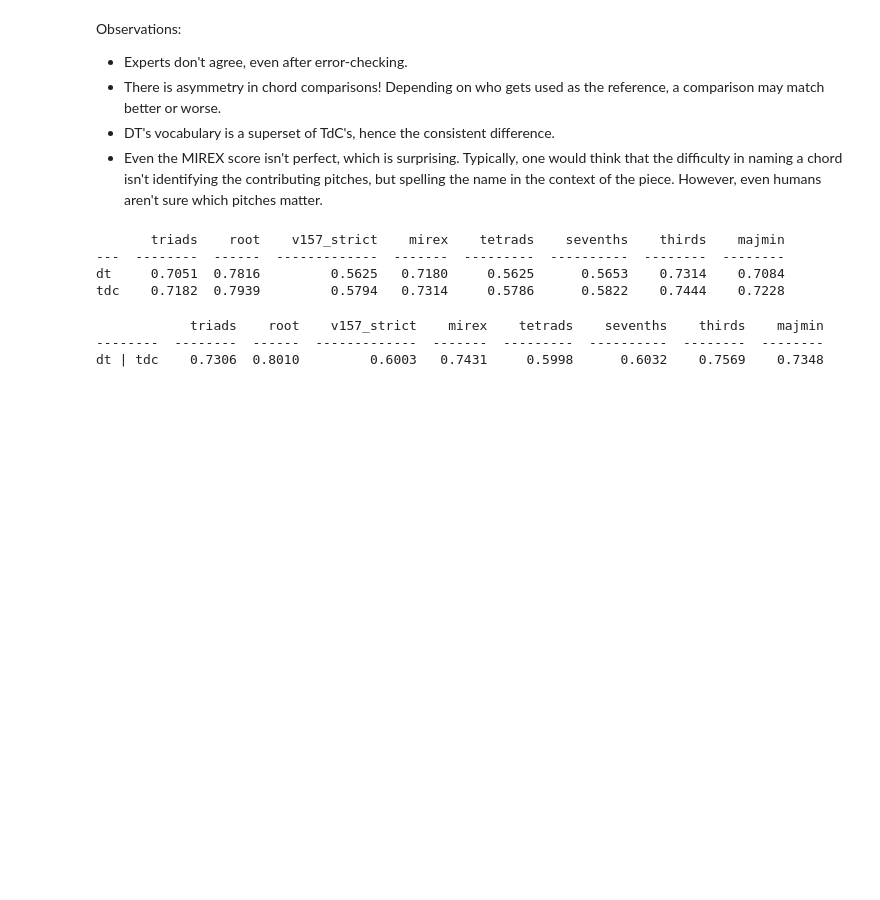
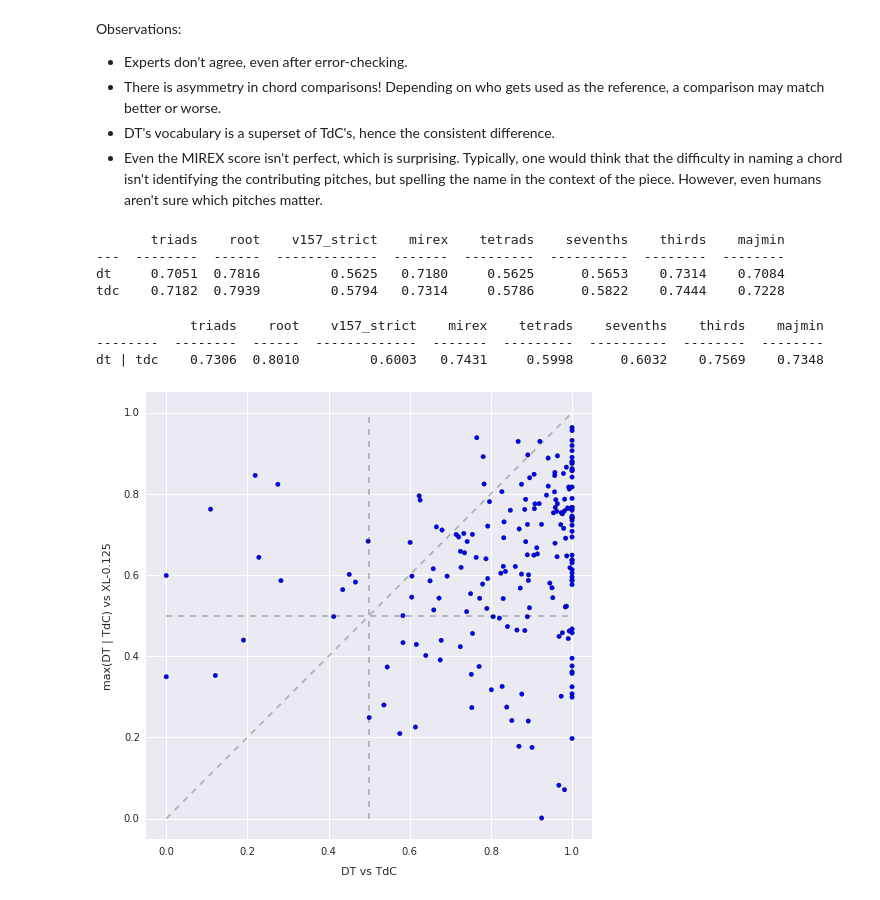
Before and after one commit to ejhumphrey/dl4mir, a Jupyter notebook: chords/eval.ipynb, the cells around one changed output. Saved outputs shown, nothing was run; the diff lists cells and outputs as text; code cells hidden in the pictures; blank space fills up the shorter version.

```diff
--- a/chords/eval.ipynb
+++ b/chords/eval.ipynb
@@ -402,14 +402,14 @@ est_annots = [[e[k].chord[0] for k in keys] for e in ests]
 # %%
 # Human vs Human
 humans = [ref_annots_dt, ref_annots_tdc]
-micro_recall = np.zeros([2, 8])
+ref_micro_recall = np.zeros([2, 8])
 for i, (a, b) in enumerate(zip(humans, humans[::-1])):
     scores, supports = E.score_annotations(a, b, metrics)
     scalar = supports.sum(axis=0)
     scalar[scalar == 0] = 1.0
-    micro_recall[i] = (supports * scores).sum(axis=0) / scalar
+    ref_micro_recall[i] = (supports * scores).sum(axis=0) / scalar
 print tabulate.tabulate(
-    [[m] + r.tolist() for m, r in zip(['dt-tdc', 'tdc-dt'], micro_recall)],
+    [[m] + r.tolist() for m, r in zip(['dt-tdc', 'tdc-dt'], ref_micro_recall)],
     headers=[''] + metrics, floatfmt=".4f")
 # %% [output]
           triads    root    v157_strict    mirex    tetrads    sevenths    thirds    majmin
@@ -454,3 +455,24 @@ print tabulate.tabulate([['dt | tdc'] + micro_recall_maxor.tolist()],
             triads    root    v157_strict    mirex    tetrads    sevenths    thirds    majmin
 --------  --------  ------  -------------  -------  ---------  ----------  --------  --------
 dt | tdc    0.7306  0.8010         0.6003   0.7431     0.5998      0.6032    0.7569    0.7348
+# %%
+fig = plt.figure(figsize=(8, 8))
+ax = fig.gca()
+midx = metrics.index("v157_strict")
+ref_recall = E.score_annotations(ref_annots_dt, ref_annots_tdc, metrics)[0]
+# for rec, c in zip(recall_maxor):
+ax.vlines(0.5, 0, 1, linestyles=u'dashed', alpha=0.25)
+ax.hlines(0.5, 0, 1, linestyles=u'dashed', alpha=0.25)
+ax.plot([0, 1], [0, 1], 'k--', alpha=0.25)
+scat_handle = ax.scatter(ref_recall[:, midx], recall_maxor[:, midx])
+ax.set_xlabel("DT vs TdC");
+ax.xaxis.labelpad = 10
+ax.set_xlim(-0.05, 1.05);
+ax.set_ylabel("max(DT | TdC) vs XL-0.125");
+ax.set_ylim(-0.05, 1.05);
+ax.yaxis.labelpad = 10
+tooltip = mpld3.plugins.PointLabelTooltip(scat_handle, [str(_) for _ in keys])
+mpld3.plugins.connect(fig, tooltip)
+plt.savefig("/Users/ejhumphrey/Dropbox/NYU/dl4mir/ejh-dissertation/src/5/figures/rock_corpus.pdf")
+# %% [output]
+[figure, added]
```
Also changed, not shown: parts of 7 cells of this notebook.
